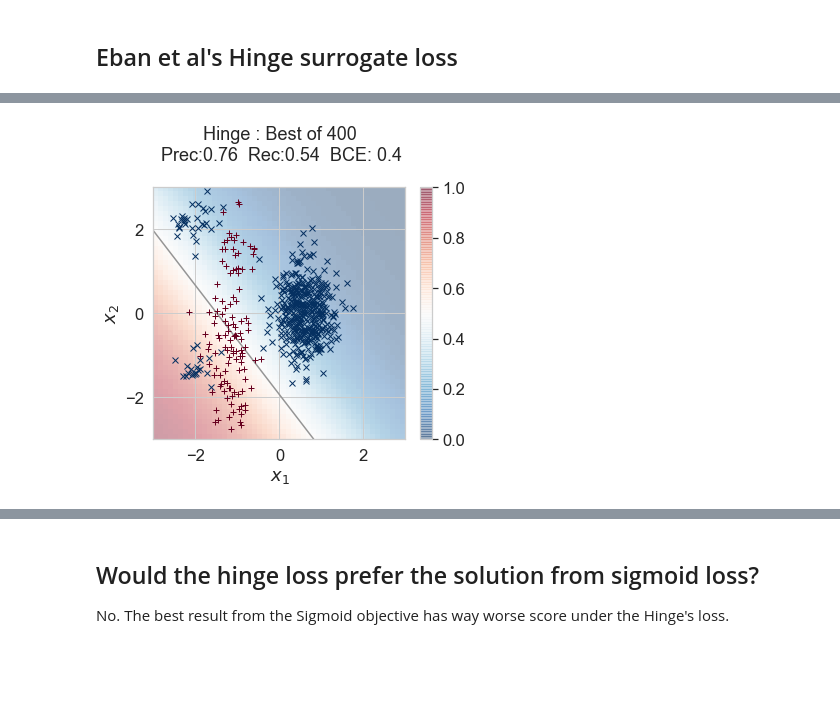
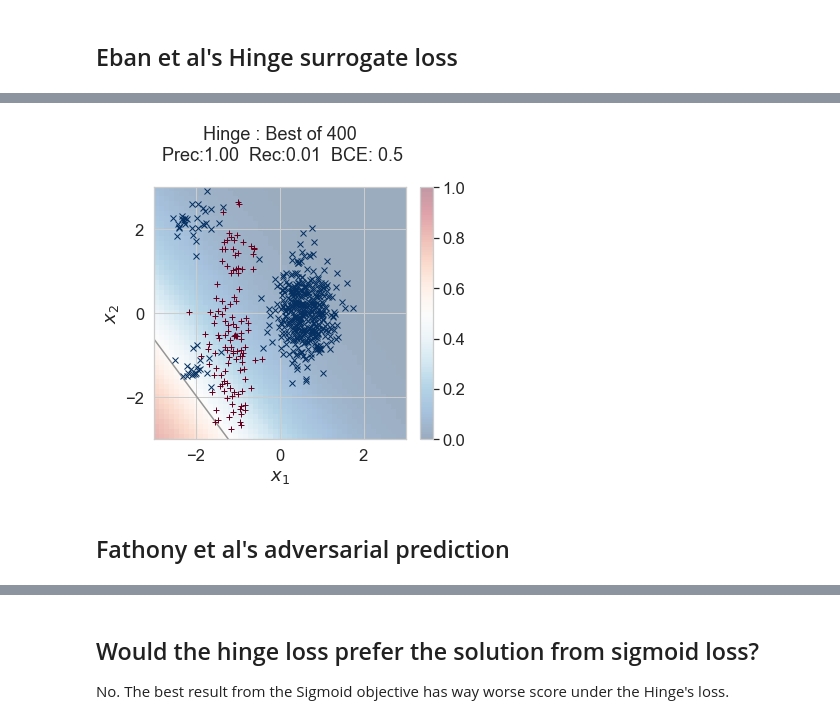
Before and after one commit to tufts-ml/toy_example_precision_recall_multiple_bounds_comparison, a Jupyter notebook: toy_example_comparing_BCE_Hinge_and_Sigmoid.ipynb, the cells around one changed output, grey strips where cells are left out. Drawn from its saved outputs; the diff is of its cells as text; code cells hidden in the pictures; blank space fills up the shorter version.

```diff
--- a/toy_example_comparing_BCE_Hinge_and_Sigmoid.ipynb
+++ b/toy_example_comparing_BCE_Hinge_and_Sigmoid.ipynb
@@ -121,12 +127,14 @@ def calc_common_loss_from_ans_dict(ans_dict):
 # %% [markdown]
 ## Define problem to solve
 # %%
-alpha = 0.8      # precision to enforce. Used by both Sigmoid and Hinge methods
+alpha = 0.9      # precision to enforce. Used by both Sigmoid and Hinge methods
 
 # Hyperparameters for our Sigmoid method
-delta = 0.05     # small lift to zero-one loss to allow positive TP lower bounds
-gamma = 3.0      # tolerance for the height of the sigmoid bounds (gamma * delta)
-epsilon = 0.5    # tolerance for the width of the sigmoid bounds
+delta = 0.035     # small lift to zero-one loss to allow positive TP lower bounds
+gamma = 7.0      # tolerance for the height of the sigmoid bounds (gamma * delta)
+epsilon = 0.75    # tolerance for the width of the sigmoid bounds
 # %%
 sigm__lamb_candidate_values = np.logspace(-3, 3, 5)
-hin__lamb_candidate_values = np.logspace(-3, 3, 20)
+hin__lamb_candidate_values = np.logspace(-5, 5, 20)
+
+hin__lamb_candidate_values
@@ -283,9 +297,10 @@ best_result__hin
 # %%
-perf, im, cbar = visuals.pretty_plot_decision_boundary(
-    best_result__hin['w_D'], x_ND, y_N,
-    title_str='Hinge : Best of %d' % len(ranked_answers__hin),
-    x1_ticks=[-2, 0, 2],
-    x2_ticks=[-2, 0, 2],
-    G=51, H=51, figsize=figsize);
+perf, im, cbar = visuals.pretty_plot_decision_boundary(best_result__hin['w_D']+np.array([0., -0.045, -1.9]), x_ND, y_N,
+                                                       title_str='Hinge : Best of %d' % len(ranked_answers__hin),
+                                                       x1_ticks=[-2, 0, 2],
+                                                       x2_ticks=[-2, 0, 2],
+                                                       G=51, H=51, figsize=figsize);
 # %% [output]
-[figure, old version]
+[figure, new version]
+# %% [markdown]
+## Fathony et al's adversarial prediction
```
Also changed, not shown: parts of 12 cells of this notebook, 3 other files.
